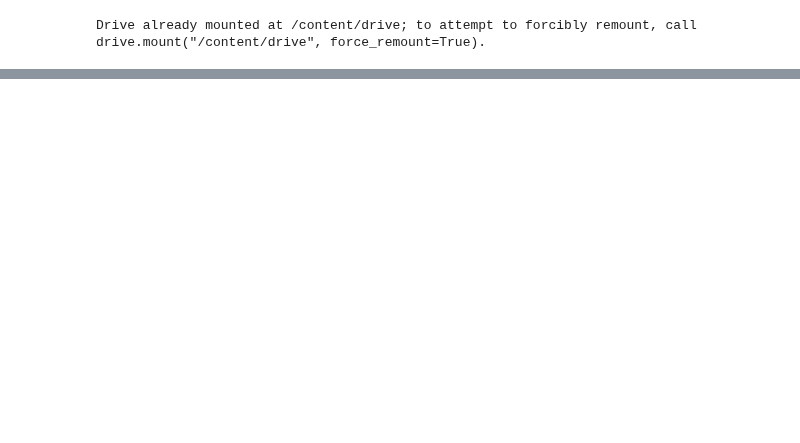
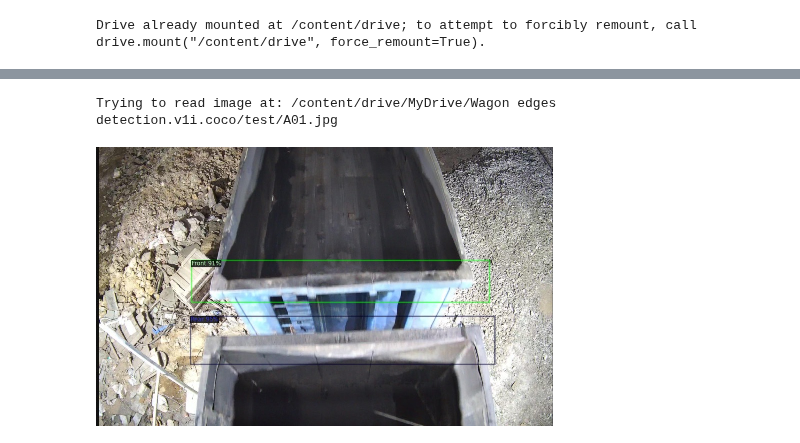
Before and after one commit to saurabhsksharma/Minded-JK-Laksmi-Wagon-Detection, a Jupyter notebook: Final.ipynb, the cells around one changed output, grey strips where cells are left out. Drawn from its saved outputs; the diff is of its cells as text; code cells hidden in the pictures; blank space fills up the shorter version.

```diff
--- a/Final.ipynb
+++ b/Final.ipynb
@@ -347,7 +373,8 @@ cfg.MODEL.WEIGHTS = os.path.join(cfg.OUTPUT_DIR, "model_final.pth")
 predictor = DefaultPredictor(cfg)
 
 # *** REPLACE THIS WITH THE ACTUAL PATH TO YOUR TEST IMAGE ***
-image_path = "/content/drive/MyDrive/Wagon edges detection.v1i.coco/test/frame_1250_jpg.rf.d06658a856f4f86b79c7fdceb4cd7566.jpg"
+# image_path = "/content/drive/MyDrive/Wagon edges detection.v1i.coco/test/frame_1250_jpg.rf.d06658a856f4f86b79c7fdceb4cd7566.jpg"
+image_path = "/content/drive/MyDrive/Wagon edges detection.v1i.coco/test/A01.jpg"
 # OR
 # image_path = os.path.join(data_dir, "test", "frame_1320_jpg.rf.4aee7ba0b6ca9bc34b30f0dcc2559dcf.jpg")  # Example - CHANGE THIS!
 
@@ -370,3 +406,5 @@ ModuleNotFoundError: No module named 'detectron2'
+Trying to read image at: /content/drive/MyDrive/Wagon edges detection.v1i.coco/test/A01.jpg
+[figure, added]
 # %%
 cfg.MODEL.WEIGHTS = os.path.join(cfg.OUTPUT_DIR, "model_final.pth")  # Load your trained model
 predictor = DefaultPredictor(cfg)
```
Also changed, not shown: parts of 10 cells of this notebook.
